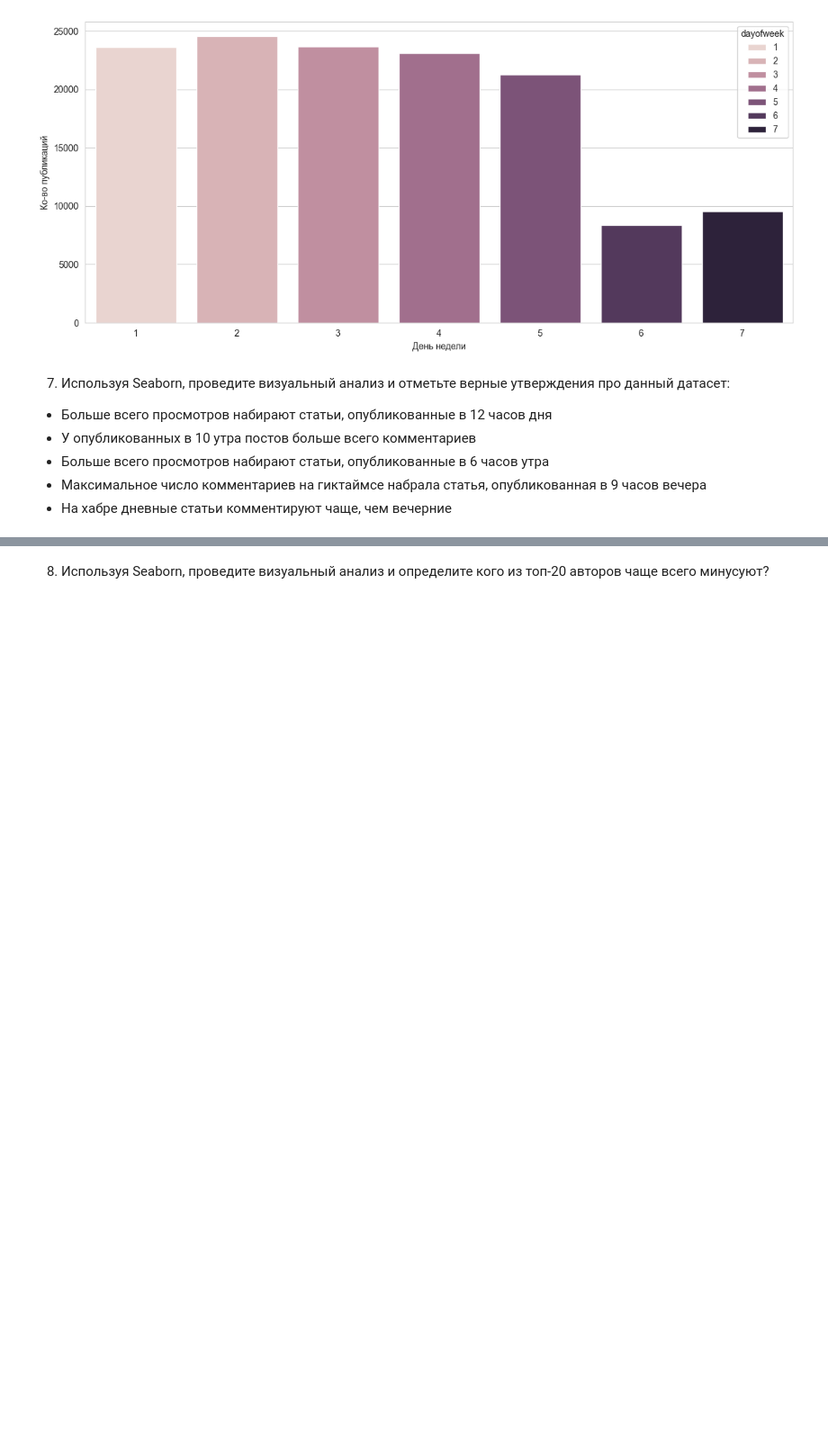
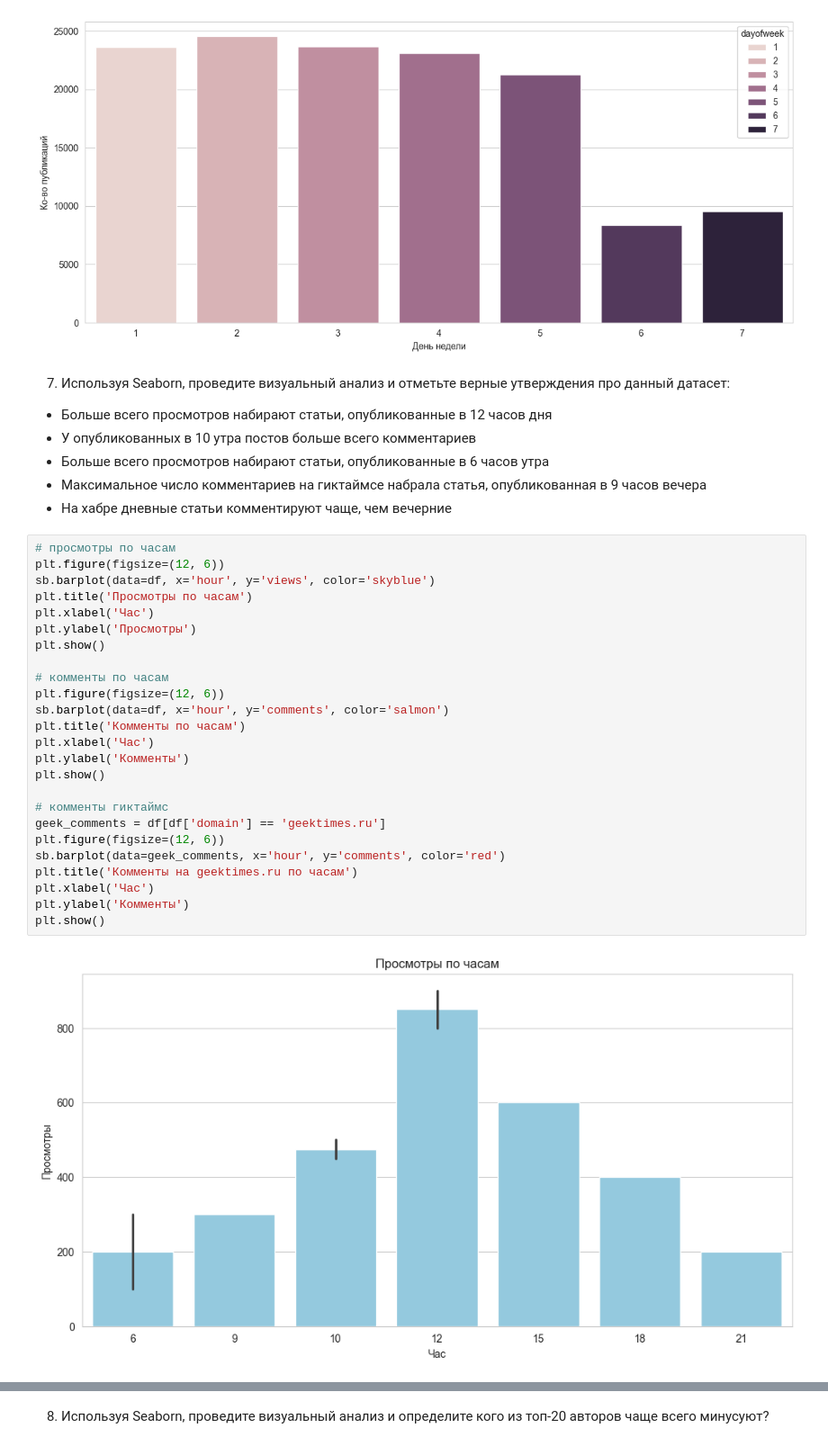
Before and after one commit to GreyFW/Intro_to_ML, a Jupyter notebook: lab4_part2.ipynb, the cells around one changed output, grey strips where cells are left out. Shown at 90% size. Saved outputs shown, nothing was run; the diff lists cells and outputs as text; blank space fills up the shorter version.

```diff
--- a/lab4_part2.ipynb
+++ b/lab4_part2.ipynb
@@ -150,3 +150,30 @@ plt.show()
 - Больше всего просмотров набирают статьи, опубликованные в 6 часов утра
 - Максимальное число комментариев на гиктаймсе набрала статья, опубликованная в 9 часов вечера
 - На хабре дневные статьи комментируют чаще, чем вечерние
+# %%
+# просмотры по часам
+plt.figure(figsize=(12, 6))
+sb.barplot(data=df, x='hour', y='views', color='skyblue')
+plt.title('Просмотры по часам')
+plt.xlabel('Час')
+plt.ylabel('Просмотры')
+plt.show()
+
+# комменты по часам
+plt.figure(figsize=(12, 6))
+sb.barplot(data=df, x='hour', y='comments', color='salmon')
+plt.title('Комменты по часам')
+plt.xlabel('Час')
+plt.ylabel('Комменты')
+plt.show()
+
+# комменты гиктаймс
+geek_comments = df[df['domain'] == 'geektimes.ru']
+plt.figure(figsize=(12, 6))
+sb.barplot(data=geek_comments, x='hour', y='comments', color='red')
+plt.title('Комменты на geektimes.ru по часам')
+plt.xlabel('Час')
+plt.ylabel('Комменты')
+plt.show()
+# %% [output]
+[figure, added]
```
Also changed, not shown: parts of 1 cell of this notebook.
